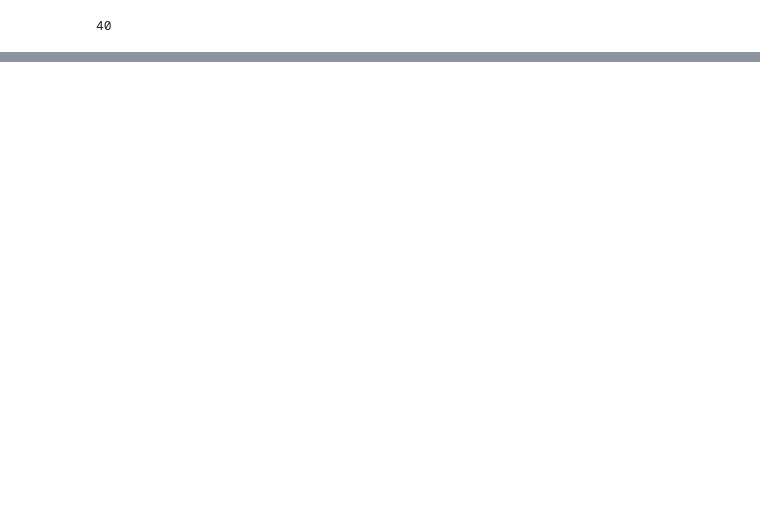
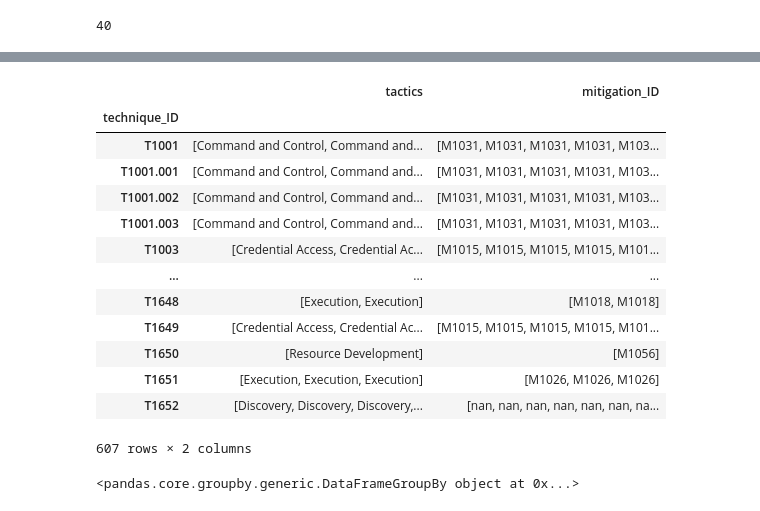
Before and after one commit to hcvu1050/hieuchivu-gt24-repo2, a Jupyter notebook: build_features_test.ipynb, the cells around one changed output, grey strips where cells are left out. Cells and saved outputs as stored; diff of their text form; code cells hidden in the pictures; blank space fills up the shorter version.

```diff
--- a/build_features_test.ipynb
+++ b/build_features_test.ipynb
@@ -83,0 +147,23 @@ res['mitigation_ID'].nunique()
+# %%
+res = df.groupby('technique_ID').agg(list)
+# %%
+res
+# %% [output]
+|  | tactics | mitigation_ID |
+| technique_ID |  |  |
+| T1001 | [Command and Control, Command and... | [M1031, M1031, M1031, M1031, M103... |
+| T1001.001 | [Command and Control, Command and... | [M1031, M1031, M1031, M1031, M103... |
+| T1001.002 | [Command and Control, Command and... | [M1031, M1031, M1031, M1031, M103... |
+| T1001.003 | [Command and Control, Command and... | [M1031, M1031, M1031, M1031, M103... |
+| T1003 | [Credential Access, Credential Ac... | [M1015, M1015, M1015, M1015, M101... |
+| ... | ... | ... |
+| T1648 | [Execution, Execution] | [M1018, M1018] |
+| T1649 | [Credential Access, Credential Ac... | [M1015, M1015, M1015, M1015, M101... |
+| T1650 | [Resource Development] | [M1056] |
+| T1651 | [Execution, Execution, Execution] | [M1026, M1026, M1026] |
+| T1652 | [Discovery, Discovery, Discovery,... | [nan, nan, nan, nan, nan, nan, na... |
+607 rows × 2 columns
+# %%
+res
+# %% [output]
+<pandas.core.groupby.generic.DataFrameGroupBy object at 0x...>
```
Also changed, not shown: parts of 6 cells of this notebook, 1 other file.
